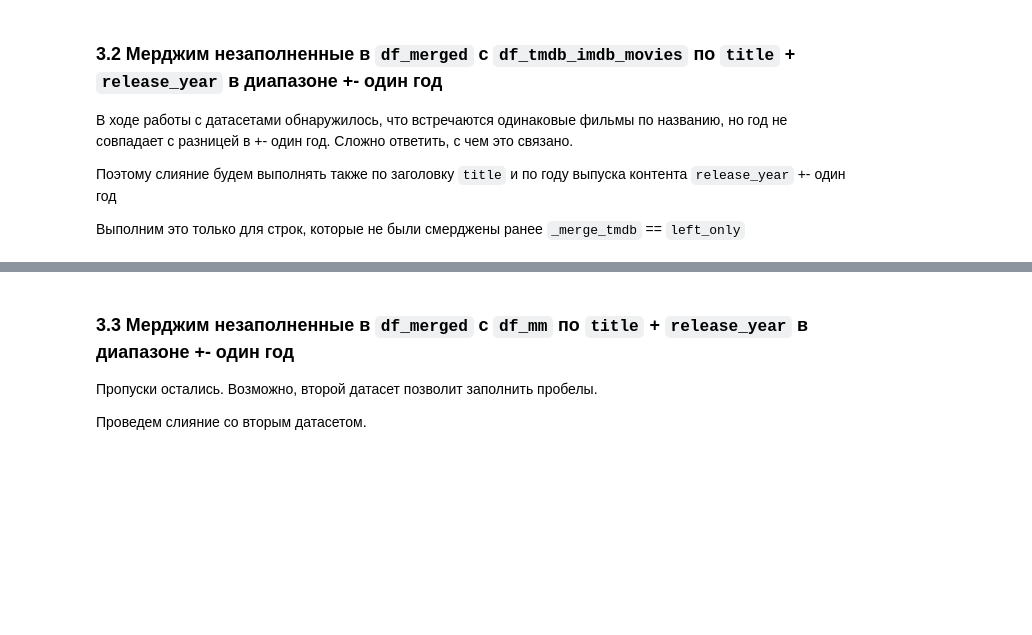
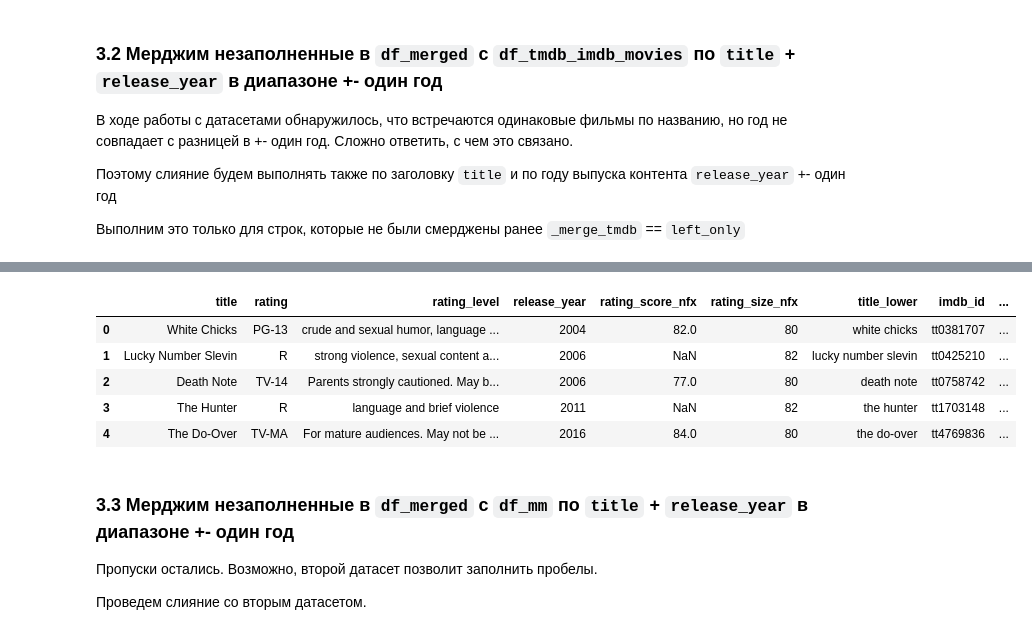
Before and after one commit to Qwertymegaforce/EDA_HSE_ML, a Jupyter notebook: netflix_enriched_2.ipynb, the cells around one changed output, grey strips where cells are left out. Cells and saved outputs as stored; diff of their text form; code cells hidden in the pictures; blank space fills up the shorter version.

```diff
--- a/netflix_enriched_2.ipynb
+++ b/netflix_enriched_2.ipynb
@@ -77,6 +104,7 @@ columns = [
     "vote_average",
     "vote_count",
     "release_date",
+    'popularity',
 ]
 df_mm = df_mm[columns].copy()
 
@@ -92,6 +120,7 @@ columns = [
     "release_date",
     "averageRating",
     "numVotes",
+    'popularity',
 ]
 df_tmdb_imdb_movies = df_tmdb_imdb_movies[columns].copy()
 # %% [markdown]
@@ -274,6 +412,7 @@ df_without_tmdb_copy = df_without_tmdb.drop(
         "vote_count_tmdb",
         "vote_average_imdb",
         "vote_count_imdb",
+        'popularity',
     ]
 ).copy()
 print(df_without_tmdb_copy.shape)
@@ -348,3 +517,12 @@ df_merged.isna().sum()
+# %%
+df_merged.head(5)
+# %% [output]
+|  | title | rating | rating_level | release_year | rating_score_nfx | rating_size_nfx | title_lower | imdb_id | ... |
+| 0 | White Chicks | PG-13 | crude and sexual humor, language ... | 2004 | 82.0 | 80 | white chicks | tt0381707 | ... |
+| 1 | Lucky Number Slevin | R | strong violence, sexual content a... | 2006 | NaN | 82 | lucky number slevin | tt0425210 | ... |
+| 2 | Death Note | TV-14 | Parents strongly cautioned. May b... | 2006 | 77.0 | 80 | death note | tt0758742 | ... |
+| 3 | The Hunter | R | language and brief violence | 2011 | NaN | 82 | the hunter | tt1703148 | ... |
+| 4 | The Do-Over | TV-MA | For mature audiences. May not be ... | 2016 | 84.0 | 80 | the do-over | tt4769836 | ... |
 # %% [markdown]
 ### 3.3 Мерджим незаполненные в `df_merged` с `df_mm` по `title` + `release_year` в диапазоне +- один год
 
```
Also changed, not shown: parts of 42 cells of this notebook, 3 other files.
